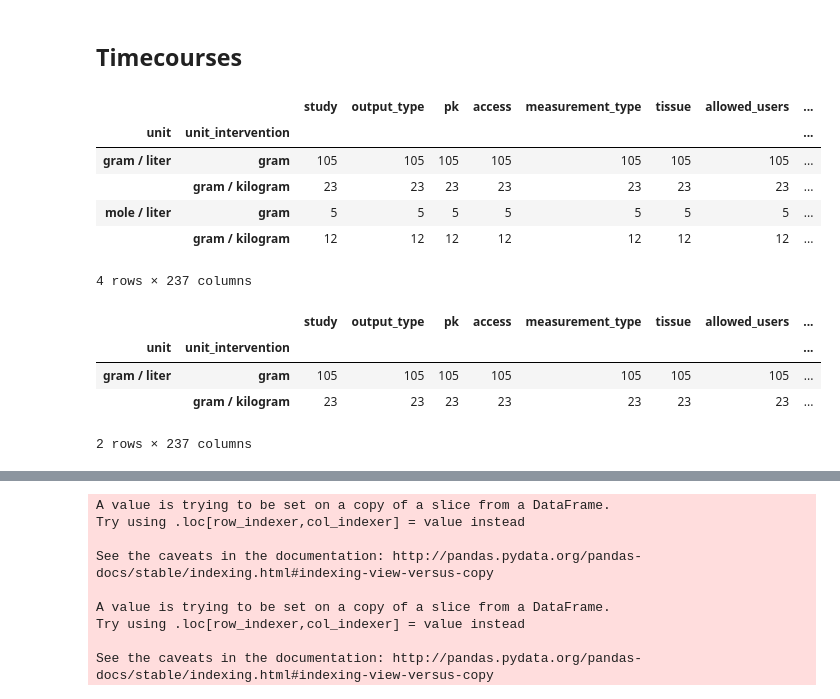
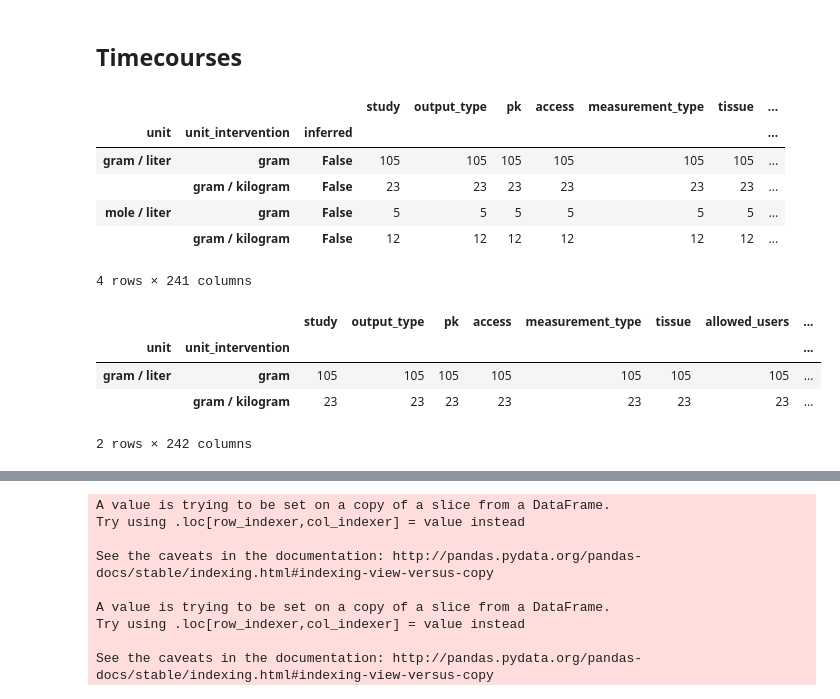
Before and after one commit to matthiaskoenig/pkdb_analysis, a Jupyter notebook: caffeine/02-Caffeine_Data_Infer.ipynb, the cells around one changed output, grey strips where cells are left out. Cells and saved outputs as stored; diff of their text form; code cells hidden in the pictures.

Commit message:
added symbol for inferred results

```diff
--- a/caffeine/02-Caffeine_Data_Infer.ipynb
+++ b/caffeine/02-Caffeine_Data_Infer.ipynb
@@ -110,3 +120,4 @@ all_complete = PkdbModel("all_complete", destination="2-merged")
 all_complete.read()
 all_complete.data.loc[(all_complete.data[("sex","choice")] == "M"),("oral contraceptives","choice")] = "N"
 complete_caffeine = all_complete.data[caffeine_idx(all_complete.data)]
+complete_caffeine["inferred"] = False
@@ -156,15 +179,15 @@ dtype: int64
 caffeine_timecourse = measurement_type_data(complete_caffeine,"concentration")
 caffeine_timecourse = filter_out(caffeine_timecourse,"output_type",["outputs"])
 # %%
-caffeine_timecourse.groupby(["unit","unit_intervention"]).count()
+caffeine_timecourse.groupby(["unit","unit_intervention","inferred"]).count()
 # %% [output]
-|  |  | study | output_type | pk | access | measurement_type | tissue | allowed_users | ... |
-| unit | unit_intervention |  |  |  |  |  |  |  | ... |
-| gram / liter | gram | 105 | 105 | 105 | 105 | 105 | 105 | 105 | ... |
-|  | gram / kilogram | 23 | 23 | 23 | 23 | 23 | 23 | 23 | ... |
-| mole / liter | gram | 5 | 5 | 5 | 5 | 5 | 5 | 5 | ... |
-|  | gram / kilogram | 12 | 12 | 12 | 12 | 12 | 12 | 12 | ... |
+|  |  |  | study | output_type | pk | access | measurement_type | tissue | ... |
+| unit | unit_intervention | inferred |  |  |  |  |  |  | ... |
+| gram / liter | gram | False | 105 | 105 | 105 | 105 | 105 | 105 | ... |
+|  | gram / kilogram | False | 23 | 23 | 23 | 23 | 23 | 23 | ... |
+| mole / liter | gram | False | 5 | 5 | 5 | 5 | 5 | 5 | ... |
+|  | gram / kilogram | False | 12 | 12 | 12 | 12 | 12 | 12 | ... |
-4 rows × 237 columns
+4 rows × 241 columns
 # %%
 caffeine_timecourse = filter_out(caffeine_timecourse,"unit",["mole / liter"])
 caffeine_timecourse.groupby(["unit","unit_intervention"]).count()
@@ -173,7 +196,7 @@ caffeine_timecourse.groupby(["unit","unit_intervention"]).count()
 | unit | unit_intervention |  |  |  |  |  |  |  | ... |
 | gram / liter | gram | 105 | 105 | 105 | 105 | 105 | 105 | 105 | ... |
 |  | gram / kilogram | 23 | 23 | 23 | 23 | 23 | 23 | 23 | ... |
-2 rows × 237 columns
+2 rows × 242 columns
 # %%
 caffeine_tc = PkdbModel("caffeine_timecourse",destination="3-inferred")
 caffeine_tc.data = caffeine_timecourse
```
Also changed, not shown: parts of 19 cells of this notebook, 48 other files.
